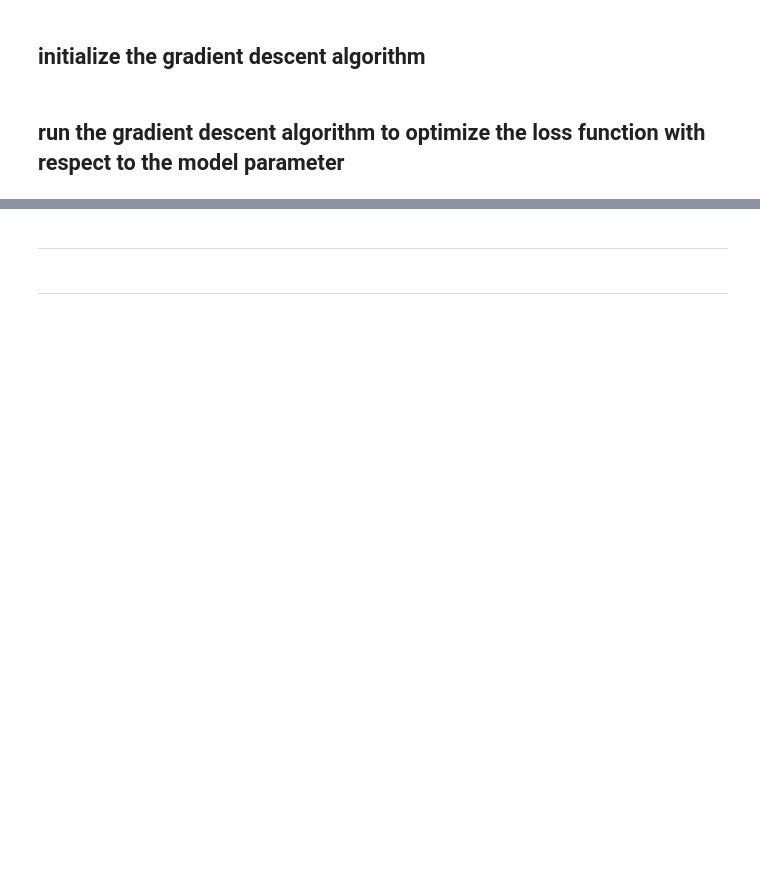
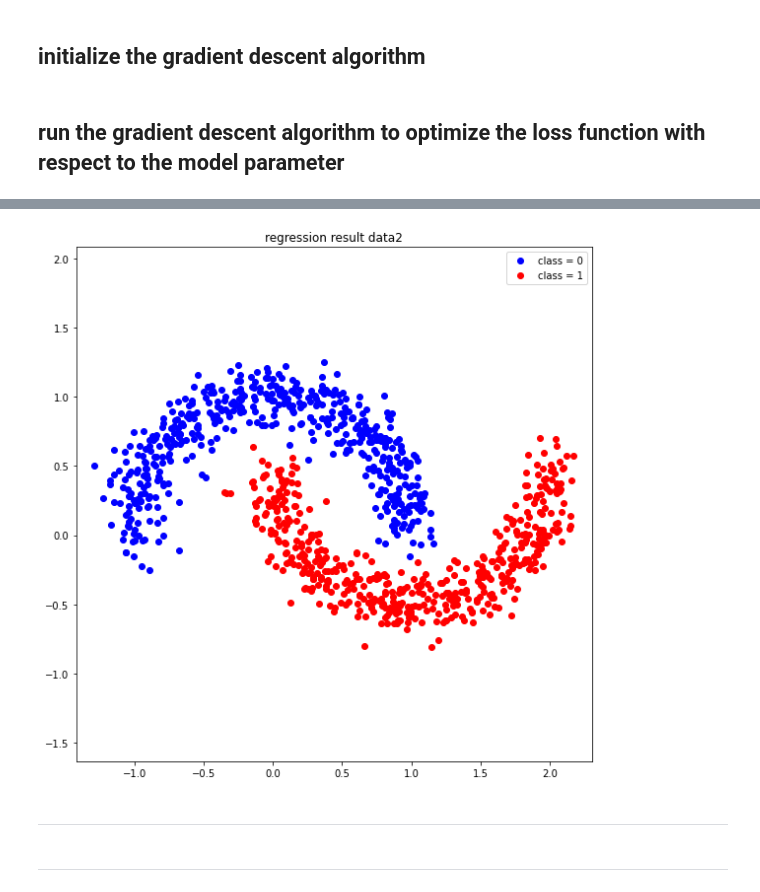
Before and after one commit to robinjoo1015/machine-learning-2022-1, a Jupyter notebook: 09/assignment_09.ipynb, the cells around one changed output, grey strips where cells are left out. Saved outputs shown, nothing was run; the diff lists cells and outputs as text; code cells hidden in the pictures; blank space fills up the shorter version.

```diff
--- a/09/assignment_09.ipynb
+++ b/09/assignment_09.ipynb
@@ -322,3 +342,22 @@ data2_theta_optimal = theta2
+# %%
+r2 = np.where(compute_logistic_regression(data2_theta_optimal, compute_feature2(data2_point))>0.5,1,0)
+r2_label0 = (r2==0)
+r2_label1 = (r2==1)
+r2_x_0 = data2_point_x[r2_label0]
+r2_y_0 = data2_point_y[r2_label0]
+r2_x_1 = data2_point_x[r2_label1]
+r2_y_1 = data2_point_y[r2_label1]
+
+plt.figure(figsize=(8,8))
+plt.title('regression result data2')
+plt.plot(r2_x_0, r2_y_0, 'o', color='blue', label='class = 0')
+plt.plot(r2_x_1, r2_y_1, 'o', color='red', label='class = 1')
+plt.axis('equal')
+plt.legend()
+plt.tight_layout()
+plt.show()
+# %% [output]
+[figure, added]
 # %% [markdown]
 ___
 # %% [markdown]
```
Also changed, not shown: parts of 4 cells of this notebook, 4 other files.
